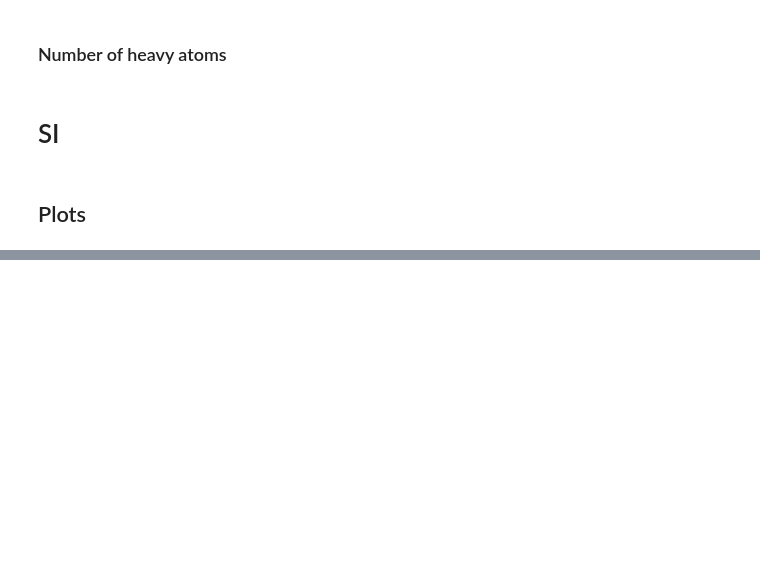
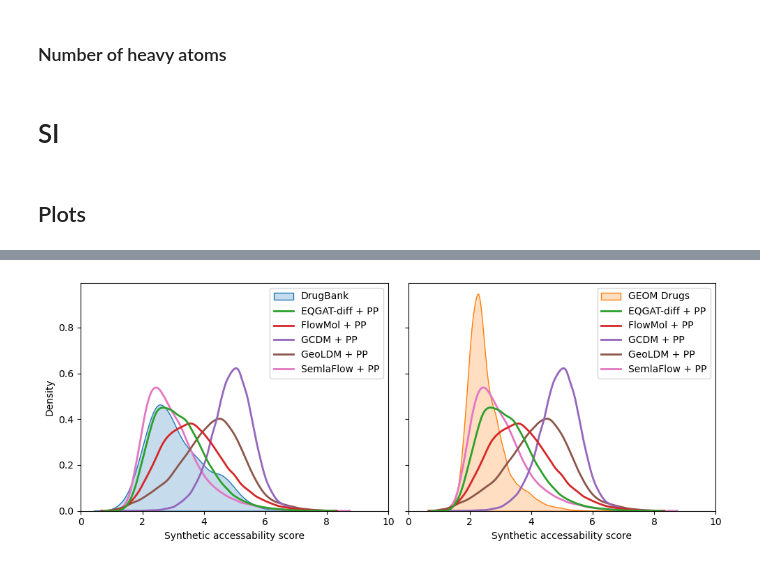
Before and after one commit to maabuu/semla-flow, a Jupyter notebook: 01_analysis.ipynb, the cells around one changed output, grey strips where cells are left out. Drawn from its saved outputs; the diff is of its cells as text; code cells hidden in the pictures; blank space fills up the shorter version.

```diff
--- a/01_analysis.ipynb
+++ b/01_analysis.ipynb
@@ -793,0 +1146,6 @@ df.groupby("method")[list(cols_dict)].mean()
+# %%
+metric = "sa"
+fig, axes = make_double_hist(df, metric, xlims=(0.0, 10.0), figsize=(10, 4.0), check="valid")
+# fig.savefig(f"plots/{metric}.png")
+# %% [output]
+[figure, added]
```
Also changed, not shown: parts of 79 cells of this notebook, 7 other files.
